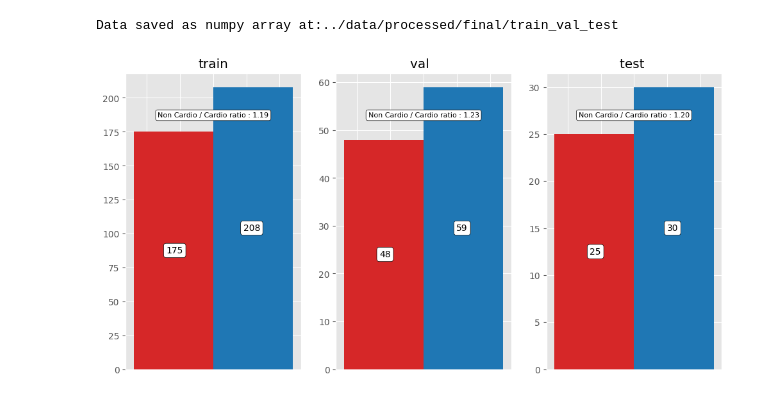
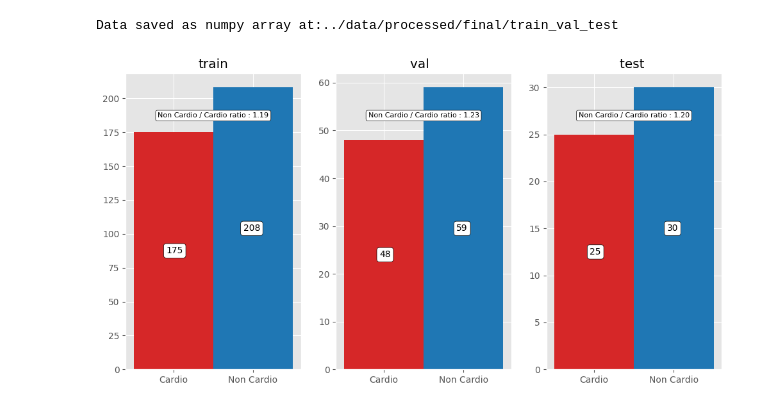
Before and after one commit to Arthur-Salles/mc855-recgym, a Jupyter notebook: src/eda_preprocessing.ipynb, the cells around one changed output. Cells and saved outputs as stored; diff of their text form; code cells hidden in the pictures.

Commit message:
add new plots

```diff
--- a/src/eda_preprocessing.ipynb
+++ b/src/eda_preprocessing.ipynb
@@ -269,7 +269,7 @@ class RecGymLoader():
 
         print(f'Data saved as numpy array at:{default_path}')
 
-        shutil.rmtree(self.base_path)
+        # shutil.rmtree(self.base_path)
 
         return train_data, val_data, test_data
 
@@ -306,33 +306,34 @@ for inx, (key, values) in enumerate(y.items()):
     y1, y2 = len(values[values == 1]), len(values[values == 0])
     ax[inx].bar(plot_guide - width/2, y1, width, label="cardio", color='tab:red')
     ax[inx].bar(plot_guide + width/2, y2, width, label="non cardio", color='tab:blue')
     ax[inx].set_title(key)
 
     ax[inx].text(0, y2 *0.9, f'Non Cardio / Cardio ratio : {y2/y1:.2f}', size=8,
          ha="center", va="center",
          bbox=dict(boxstyle="round",
                    ec=(0, 0, 0),
                    fc=(1, 1, 1),
                    )
         )
 
     ax[inx].text(-.29, y1 * 0.5, y1, size=10,
          ha="center", va="center",
          bbox=dict(boxstyle="round",
                    ec=(0, 0, 0),
                    fc=(1, 1, 1),
                    )
         )
 
     ax[inx].text(.29, y2*0.5, y2, size=10,
             ha="center", va="center",
             bbox=dict(boxstyle="round",
                     ec=(0, 0, 0),
                     fc=(1, 1, 1),
                     )
         )
 
-    ax[inx].set(xticklabels=[])
-    ax[inx].tick_params(bottom=False)
+
+    ax[inx].set_xticks([-.3, .3])
+    ax[inx].set(xticklabels=['Cardio', 'Non Cardio'])
 # %% [output]
-[figure, old version]
+[figure, new version]
```
Also changed, not shown: parts of 4 cells of this notebook.
